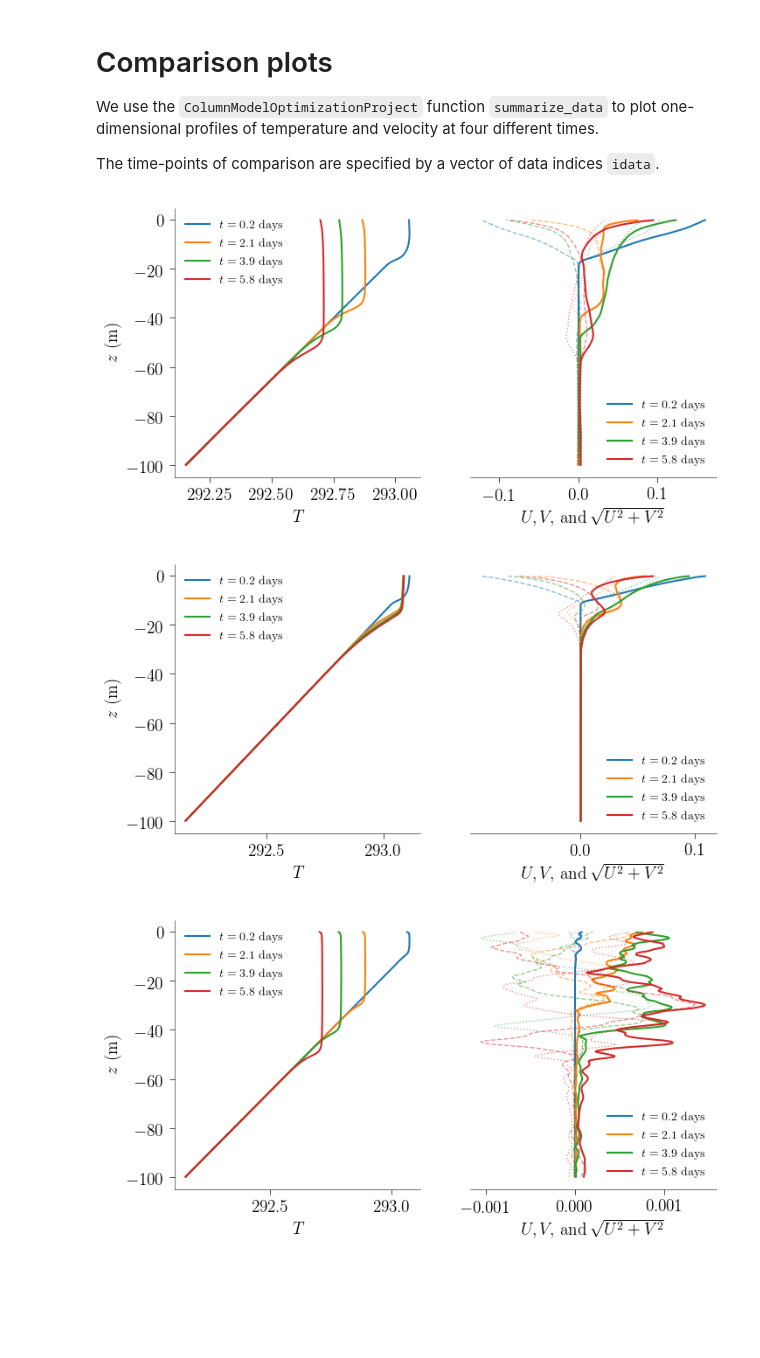
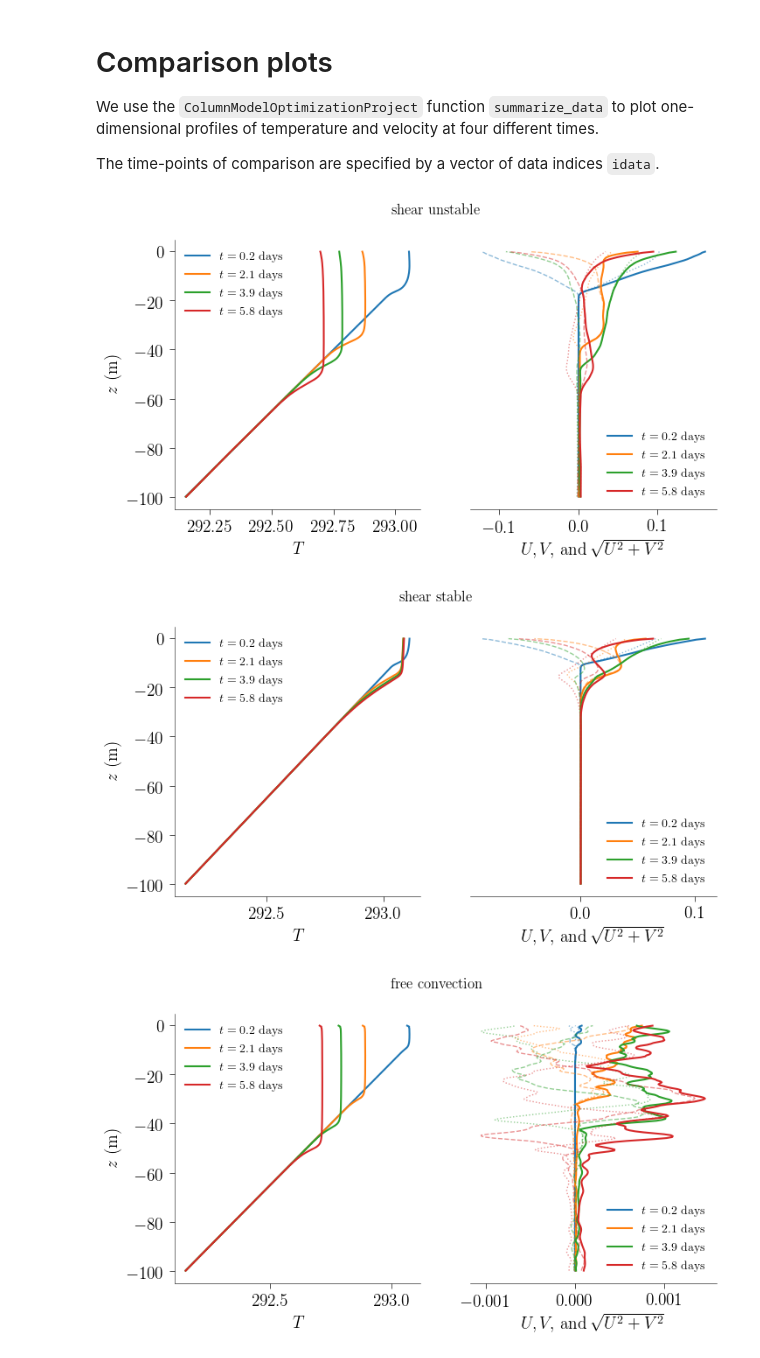
Before and after one commit to glwagner/ColumnModelOptimizationProject, a Jupyter notebook: examples/data_summary.ipynb, the cells around one changed output. Drawn from its saved outputs; the diff is of its cells as text; code cells hidden in the pictures; blank space fills up the shorter version.

```diff
--- a/examples/data_summary.ipynb
+++ b/examples/data_summary.ipynb
@@ -93,19 +93,24 @@ The time-points of comparison are specified by a vector of data indices `idata`.
 # %%
 idata = [2, 12, 22, 32]
 
 figs = []
 axs = []
 titles = []
 
 for (case, filepath) in examplepaths
     fig, ax = summarize_data(filepath, idata=idata)
+    push!(figs, fig)
+    push!(titles, case)
 end
 
 for (i, fig) in enumerate(figs)
     fig.suptitle(replace(titles[i], "_" => " "))
+end
+
+for (i, fig) in enumerate(figs)
     savefig(titles[i] * "_example.png", dpi=480)
 end
 # %% [output]
-[figure, old version]
+[figure, new version]
-[figure, old version]
+[figure, new version]
-[figure, old version]
+[figure, new version]
```
Also changed, not shown: parts of 5 cells of this notebook, 7 other files.
